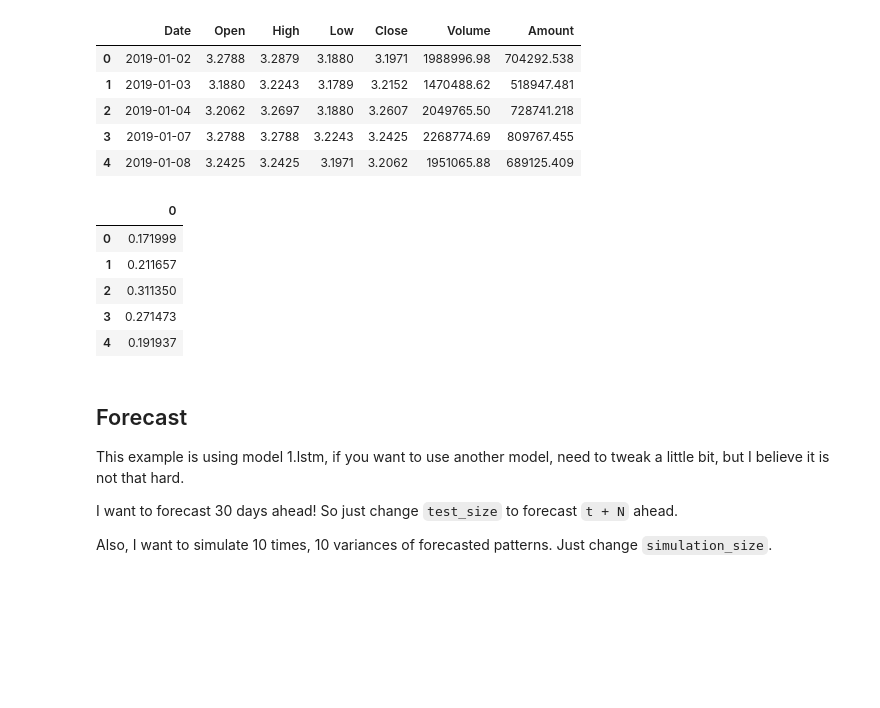
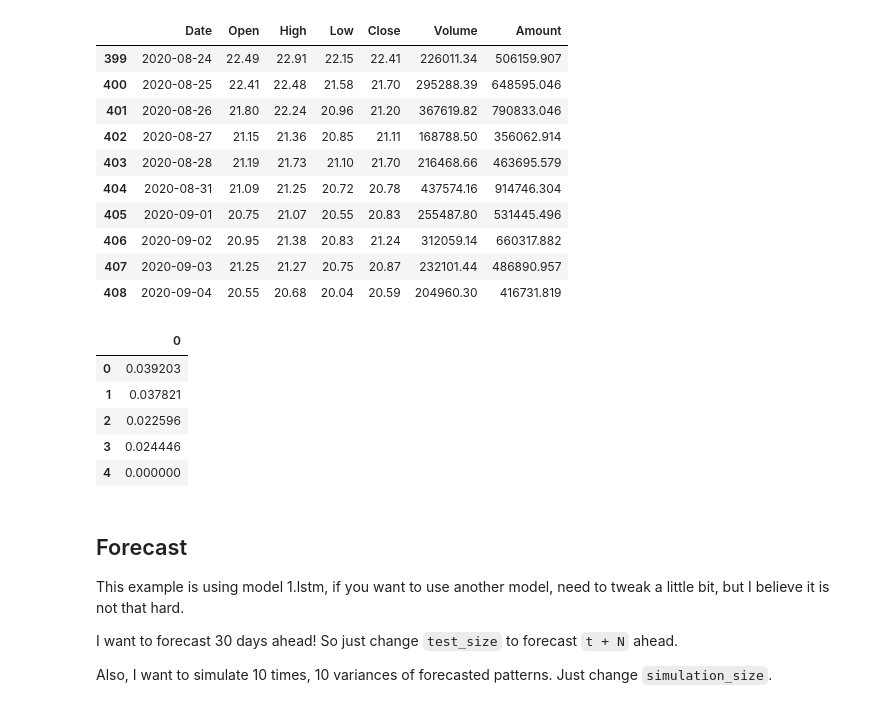
Before and after one commit to lizf1898/Stock-Prediction-Models, a Jupyter notebook: deep-learning/how-to-forecast.ipynb, the cells around one changed output. Cells and saved outputs as stored; diff of their text form; code cells hidden in the pictures; blank space fills up the shorter version.

```diff
--- a/deep-learning/how-to-forecast.ipynb
+++ b/deep-learning/how-to-forecast.ipynb
@@ -18,15 +18,20 @@ sns.set()
 tf.compat.v1.random.set_random_seed(1234)
 tf.compat.v1.disable_eager_execution()
 # %%
-df = pd.read_csv('../dataset/601288.csv')
-df.head()
+df = pd.read_csv('../dataset/002120.csv')
+df.tail(n=10)
 # %% [output]
 |  | Date | Open | High | Low | Close | Volume | Amount |
-| 0 | 2019-01-02 | 3.2788 | 3.2879 | 3.1880 | 3.1971 | 1988996.98 | 704292.538 |
-| 1 | 2019-01-03 | 3.1880 | 3.2243 | 3.1789 | 3.2152 | 1470488.62 | 518947.481 |
-| 2 | 2019-01-04 | 3.2062 | 3.2697 | 3.1880 | 3.2607 | 2049765.50 | 728741.218 |
-| 3 | 2019-01-07 | 3.2788 | 3.2788 | 3.2243 | 3.2425 | 2268774.69 | 809767.455 |
-| 4 | 2019-01-08 | 3.2425 | 3.2425 | 3.1971 | 3.2062 | 1951065.88 | 689125.409 |
+| 399 | 2020-08-24 | 22.49 | 22.91 | 22.15 | 22.41 | 226011.34 | 506159.907 |
+| 400 | 2020-08-25 | 22.41 | 22.48 | 21.58 | 21.70 | 295288.39 | 648595.046 |
+| 401 | 2020-08-26 | 21.80 | 22.24 | 20.96 | 21.20 | 367619.82 | 790833.046 |
+| 402 | 2020-08-27 | 21.15 | 21.36 | 20.85 | 21.11 | 168788.50 | 356062.914 |
+| 403 | 2020-08-28 | 21.19 | 21.73 | 21.10 | 21.70 | 216468.66 | 463695.579 |
+| 404 | 2020-08-31 | 21.09 | 21.25 | 20.72 | 20.78 | 437574.16 | 914746.304 |
+| 405 | 2020-09-01 | 20.75 | 21.07 | 20.55 | 20.83 | 255487.80 | 531445.496 |
+| 406 | 2020-09-02 | 20.95 | 21.38 | 20.83 | 21.24 | 312059.14 | 660317.882 |
+| 407 | 2020-09-03 | 21.25 | 21.27 | 20.75 | 20.87 | 232101.44 | 486890.957 |
+| 408 | 2020-09-04 | 20.55 | 20.68 | 20.04 | 20.59 | 204960.30 | 416731.819 |
 # %%
 minmax = MinMaxScaler().fit(df.iloc[:, 4:5].astype('float32')) # Close index
 df_log = minmax.transform(df.iloc[:, 4:5].astype('float32')) # Close index
@@ -34,11 +39,11 @@ df_log = pd.DataFrame(df_log)
 df_log.head()
 # %% [output]
 |  | 0 |
-| 0 | 0.171999 |
-| 1 | 0.211657 |
-| 2 | 0.311350 |
-| 3 | 0.271473 |
-| 4 | 0.191937 |
+| 0 | 0.039203 |
+| 1 | 0.037821 |
+| 2 | 0.022596 |
+| 3 | 0.024446 |
+| 4 | 0.000000 |
 # %% [markdown]
 ## Forecast
 
```
Also changed, not shown: parts of 6 cells of this notebook, 3 other files.
